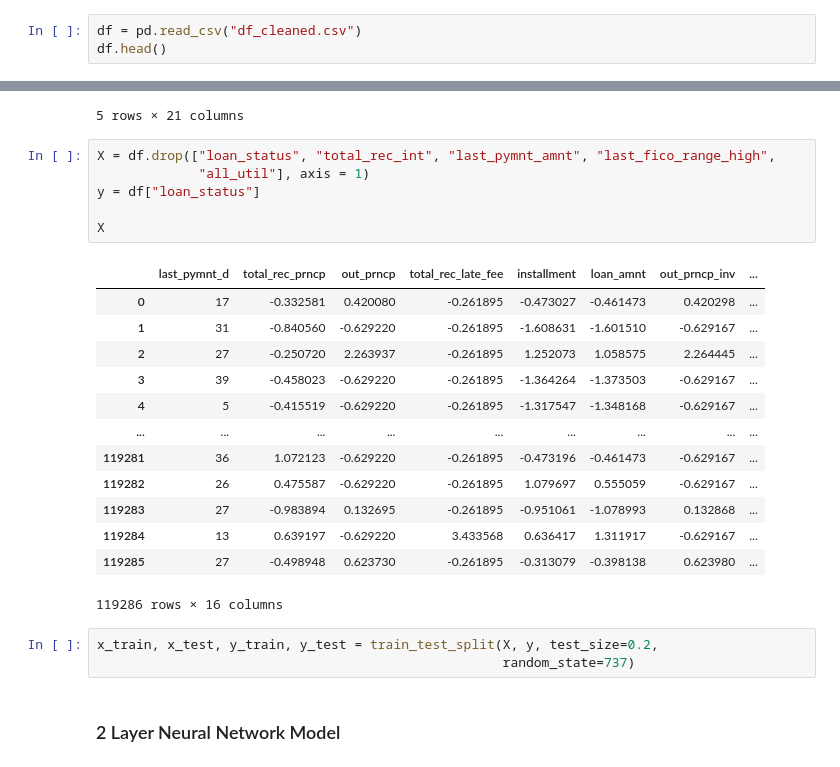
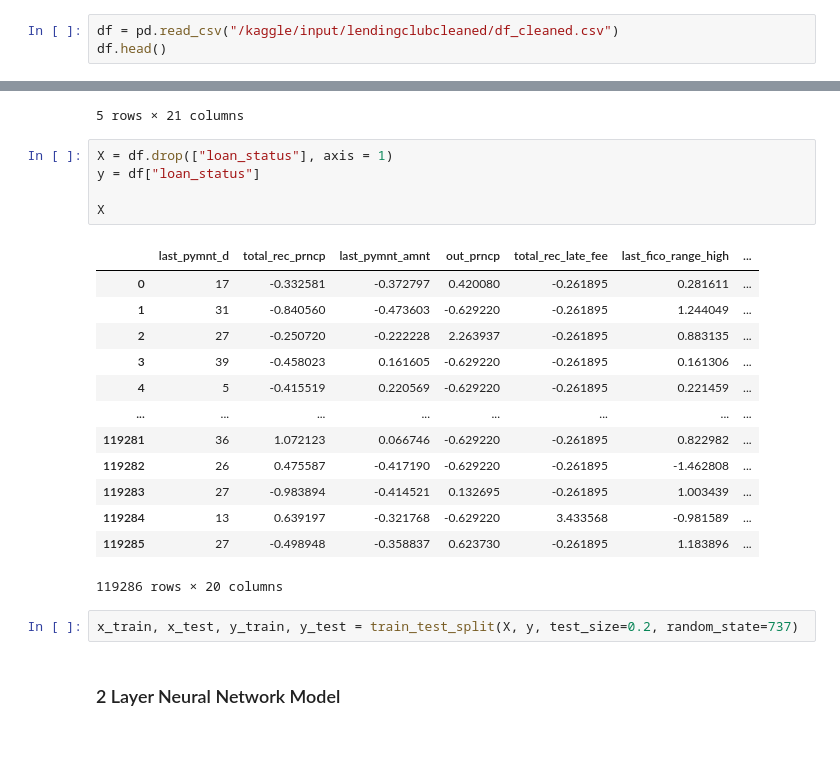
Before and after one commit to Farha-A/Credit-Scoring, a Jupyter notebook: notebooks/Farha_2L_NN.ipynb, the cells around one changed output, grey strips where cells are left out. Drawn from its saved outputs; the diff is of its cells as text.

```diff
--- a/notebooks/Farha_2L_NN.ipynb
+++ b/notebooks/Farha_2L_NN.ipynb
@@ -12,7 +38,7 @@ import matplotlib.pyplot as plt
 # %% [markdown]
 ### Reading & preprocessing data
 # %%
-df = pd.read_csv("df_cleaned.csv")
+df = pd.read_csv("/kaggle/input/lendingclubcleaned/df_cleaned.csv")
 df.head()
 # %% [output]
 |  | last_pymnt_d | total_rec_prncp | last_pymnt_amnt | out_prncp | total_rec_late_fee | last_fico_range_high | ... |
@@ -23,28 +49,26 @@ df.head()
 | 4 | 5 | -0.415519 | 0.220569 | -0.629220 | -0.261895 | 0.221459 | ... |
 5 rows × 21 columns
 # %%
-X = df.drop(["loan_status", "total_rec_int", "last_pymnt_amnt", "last_fico_range_high",
-             "all_util"], axis = 1)
+X = df.drop(["loan_status"], axis = 1)
 y = df["loan_status"]
 
 X
 # %% [output]
-|  | last_pymnt_d | total_rec_prncp | out_prncp | total_rec_late_fee | installment | loan_amnt | out_prncp_inv | ... |
-| 0 | 17 | -0.332581 | 0.420080 | -0.261895 | -0.473027 | -0.461473 | 0.420298 | ... |
-| 1 | 31 | -0.840560 | -0.629220 | -0.261895 | -1.608631 | -1.601510 | -0.629167 | ... |
-| 2 | 27 | -0.250720 | 2.263937 | -0.261895 | 1.252073 | 1.058575 | 2.264445 | ... |
-| 3 | 39 | -0.458023 | -0.629220 | -0.261895 | -1.364264 | -1.373503 | -0.629167 | ... |
-| 4 | 5 | -0.415519 | -0.629220 | -0.261895 | -1.317547 | -1.348168 | -0.629167 | ... |
-| ... | ... | ... | ... | ... | ... | ... | ... | ... |
-| 119281 | 36 | 1.072123 | -0.629220 | -0.261895 | -0.473196 | -0.461473 | -0.629167 | ... |
-| 119282 | 26 | 0.475587 | -0.629220 | -0.261895 | 1.079697 | 0.555059 | -0.629167 | ... |
-| 119283 | 27 | -0.983894 | 0.132695 | -0.261895 | -0.951061 | -1.078993 | 0.132868 | ... |
-| 119284 | 13 | 0.639197 | -0.629220 | 3.433568 | 0.636417 | 1.311917 | -0.629167 | ... |
-| 119285 | 27 | -0.498948 | 0.623730 | -0.261895 | -0.313079 | -0.398138 | 0.623980 | ... |
+|  | last_pymnt_d | total_rec_prncp | last_pymnt_amnt | out_prncp | total_rec_late_fee | last_fico_range_high | ... |
+| 0 | 17 | -0.332581 | -0.372797 | 0.420080 | -0.261895 | 0.281611 | ... |
+| 1 | 31 | -0.840560 | -0.473603 | -0.629220 | -0.261895 | 1.244049 | ... |
+| 2 | 27 | -0.250720 | -0.222228 | 2.263937 | -0.261895 | 0.883135 | ... |
+| 3 | 39 | -0.458023 | 0.161605 | -0.629220 | -0.261895 | 0.161306 | ... |
+| 4 | 5 | -0.415519 | 0.220569 | -0.629220 | -0.261895 | 0.221459 | ... |
+| ... | ... | ... | ... | ... | ... | ... | ... |
+| 119281 | 36 | 1.072123 | 0.066746 | -0.629220 | -0.261895 | 0.822982 | ... |
+| 119282 | 26 | 0.475587 | -0.417190 | -0.629220 | -0.261895 | -1.462808 | ... |
+| 119283 | 27 | -0.983894 | -0.414521 | 0.132695 | -0.261895 | 1.003439 | ... |
+| 119284 | 13 | 0.639197 | -0.321768 | -0.629220 | 3.433568 | -0.981589 | ... |
+| 119285 | 27 | -0.498948 | -0.358837 | 0.623730 | -0.261895 | 1.183896 | ... |
-119286 rows × 16 columns
+119286 rows × 20 columns
 # %%
-x_train, x_test, y_train, y_test = train_test_split(X, y, test_size=0.2,
-                                                    random_state=737)
+x_train, x_test, y_train, y_test = train_test_split(X, y, test_size=0.2, random_state=737)
 # %% [markdown]
 ### 2 Layer Neural Network Model
 # %%
```
Also changed, not shown: parts of 36 cells of this notebook.
